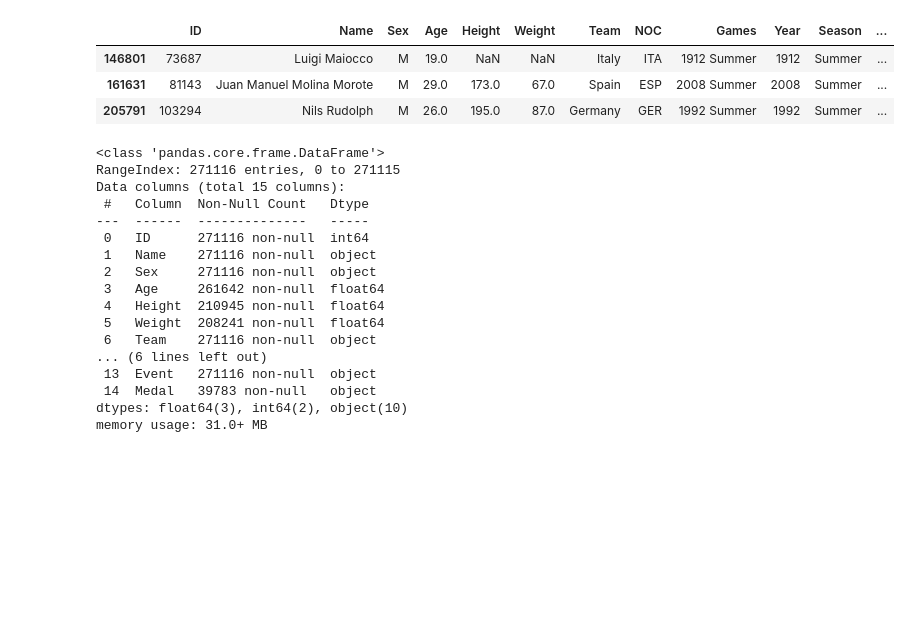
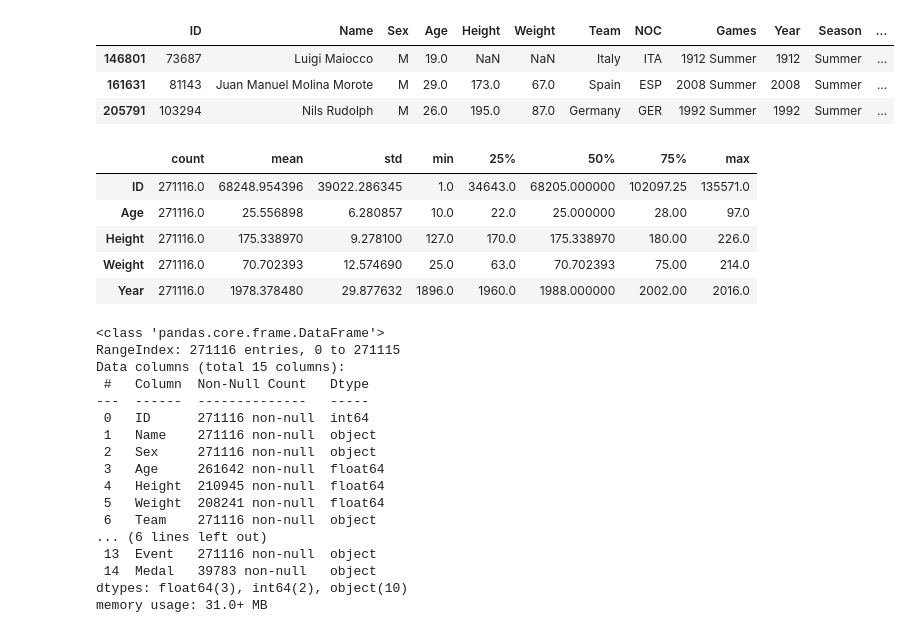
Before and after one commit to abasnezhad/Kaggle, a Jupyter notebook: 120_years_of_Olympic.ipynb, the cells around one changed output. Saved outputs shown, nothing was run; the diff lists cells and outputs as text; code cells hidden in the pictures; blank space fills up the shorter version.

```diff
--- a/120_years_of_Olympic.ipynb
+++ b/120_years_of_Olympic.ipynb
@@ -15,6 +15,15 @@ dfa.sample(3)
 | 146801 | 73687 | Luigi Maiocco | M | 19.0 | NaN | NaN | Italy | ITA | 1912 Summer | 1912 | Summer | ... |
 | 161631 | 81143 | Juan Manuel Molina Morote | M | 29.0 | 173.0 | 67.0 | Spain | ESP | 2008 Summer | 2008 | Summer | ... |
 | 205791 | 103294 | Nils Rudolph | M | 26.0 | 195.0 | 87.0 | Germany | GER | 1992 Summer | 1992 | Summer | ... |
+# %%
+dfa.describe().transpose()
+# %% [output]
+|  | count | mean | std | min | 25% | 50% | 75% | max |
+| ID | 271116.0 | 68248.954396 | 39022.286345 | 1.0 | 34643.0 | 68205.000000 | 102097.25 | 135571.0 |
+| Age | 271116.0 | 25.556898 | 6.280857 | 10.0 | 22.0 | 25.000000 | 28.00 | 97.0 |
+| Height | 271116.0 | 175.338970 | 9.278100 | 127.0 | 170.0 | 175.338970 | 180.00 | 226.0 |
+| Weight | 271116.0 | 70.702393 | 12.574690 | 25.0 | 63.0 | 70.702393 | 75.00 | 214.0 |
+| Year | 271116.0 | 1978.378480 | 29.877632 | 1896.0 | 1960.0 | 1988.000000 | 2002.00 | 2016.0 |
 # %%
 dfa.info()
 # %% [output]
```
Also changed, not shown: parts of 8 cells of this notebook.
